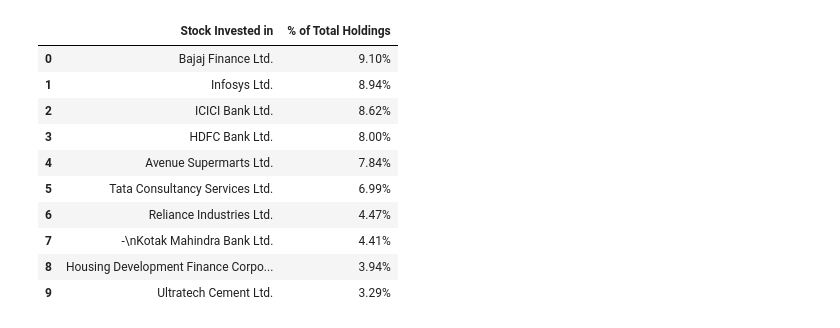
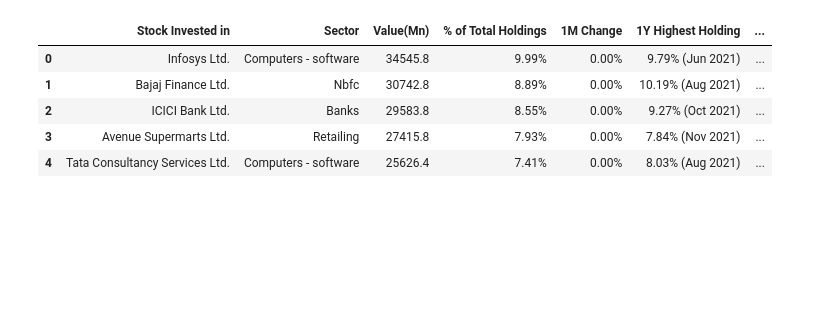
Before and after one commit to parthpendal/Concepts---Data-Analysis-and-Machine-Learning, a Jupyter notebook: WebScrapping_Top_10_Holdings_by_Mutual_funds.ipynb, the cells around one changed output. Cells and saved outputs as stored; diff of their text form; code cells hidden in the pictures; blank space fills up the shorter version.

```diff
--- a/WebScrapping_Top_10_Holdings_by_Mutual_funds.ipynb
+++ b/WebScrapping_Top_10_Holdings_by_Mutual_funds.ipynb
@@ -68,20 +68,6 @@ def get_top10_holding(url):
   top_10_holding=pd.DataFrame(data_list)
   top_10_holding.columns=Header_list
   return top_10_holding
-# %%
-top_10_holding[['Stock Invested in','% of Total Holdings']]
-# %% [output]
-|  | Stock Invested in | % of Total Holdings |
-| 0 | Bajaj Finance Ltd. | 9.10% |
-| 1 | Infosys Ltd. | 8.94% |
-| 2 | ICICI Bank Ltd. | 8.62% |
-| 3 | HDFC Bank Ltd. | 8.00% |
-| 4 | Avenue Supermarts Ltd. | 7.84% |
-| 5 | Tata Consultancy Services Ltd. | 6.99% |
-| 6 | Reliance Industries Ltd. | 4.47% |
-| 7 | -\nKotak Mahindra Bank Ltd. | 4.41% |
-| 8 | Housing Development Finance Corpo... | 3.94% |
-| 9 | Ultratech Cement Ltd. | 3.29% |
 # %%
 axis_large_cap_top_10_holdings=get_top10_holding("https://www.moneycontrol.com/mutual-funds/nav/axis-bluechip-fund-regular-plan/MAA009")
 ICICI_large_cap_top_10_holdings=get_top10_holding("https://www.moneycontrol.com/mutual-funds/nav/icici-prudential-bluechip-fund/MPI392")
@@ -97,5 +83,14 @@ Franklin_large_cap_top_10_holdings=get_top10_holding("https://www.moneycontrol.c
 fund_list={"Axis":axis_large_cap_top_10_holdings,"ICICI":ICICI_large_cap_top_10_holdings,"SBI":SBI_large_cap_top_10_holdings,
                          "LNT":LNT_large_cap_top_10_holdings,"Tata":Tata_large_cap_top_10_holdings,"Edlweiss":Edlweiss_large_cap_top_10_holdings,
            "Kotak":Kotak_large_cap_top_10_holdings,"Invesco":Invesco_large_cap_top_10_holdings,"Aditya":Aditya_large_cap_top_10_holdings,"Franklin":Franklin_large_cap_top_10_holdings}
+# %%
+axis_large_cap_top_10_holdings.head()
+# %% [output]
+|  | Stock Invested in | Sector | Value(Mn) | % of Total Holdings | 1M Change | 1Y Highest Holding | ... |
+| 0 | Infosys Ltd. | Computers - software | 34545.8 | 9.99% | 0.00% | 9.79% (Jun 2021) | ... |
+| 1 | Bajaj Finance Ltd. | Nbfc | 30742.8 | 8.89% | 0.00% | 10.19% (Aug 2021) | ... |
+| 2 | ICICI Bank Ltd. | Banks | 29583.8 | 8.55% | 0.00% | 9.27% (Oct 2021) | ... |
+| 3 | Avenue Supermarts Ltd. | Retailing | 27415.8 | 7.93% | 0.00% | 7.84% (Nov 2021) | ... |
+| 4 | Tata Consultancy Services Ltd. | Computers - software | 25626.4 | 7.41% | 0.00% | 8.03% (Aug 2021) | ... |
 # %%
 #Getting list of stocks
```
Also changed, not shown: parts of 10 cells of this notebook.
